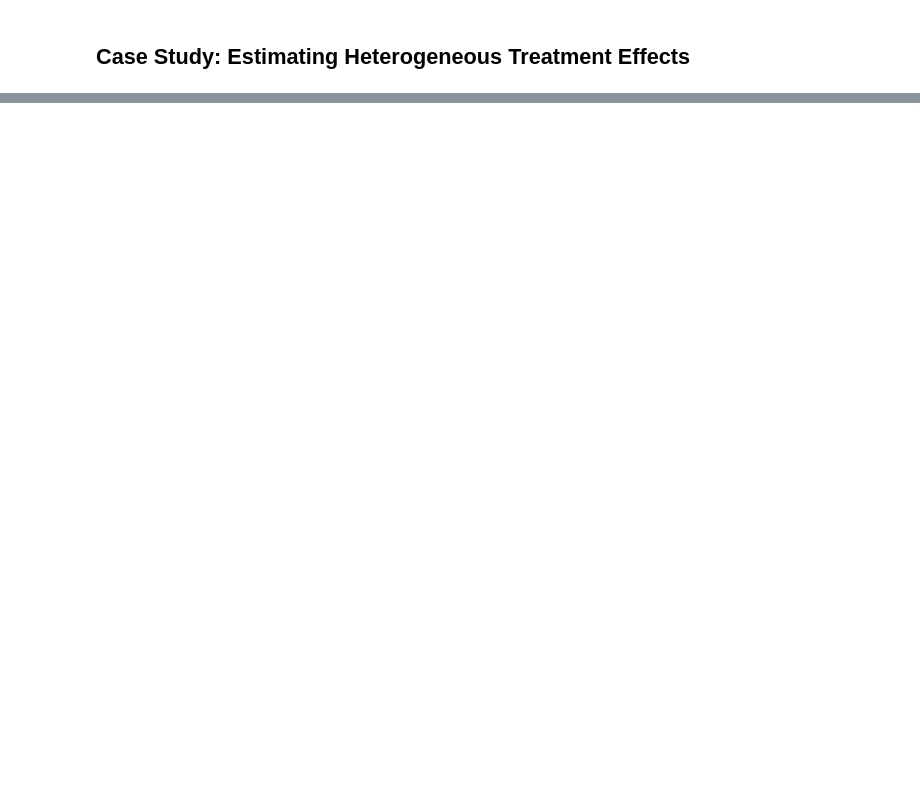
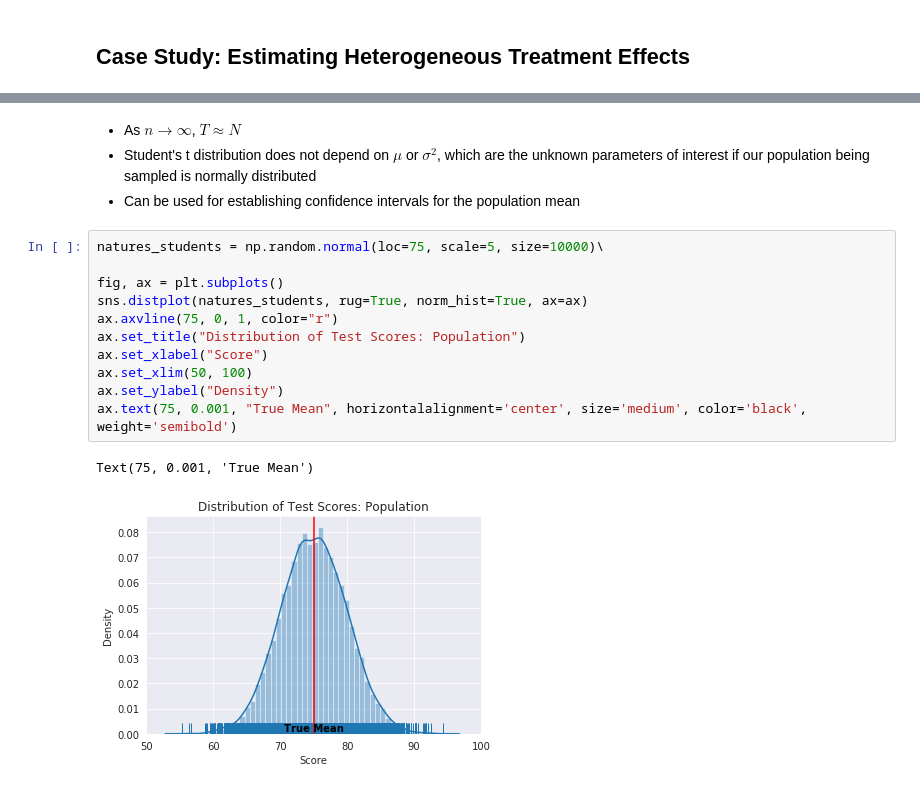
Before and after one commit to zduey/metrics, a Jupyter notebook: 00_background.ipynb, the cells around one changed output, grey strips where cells are left out. Cells and saved outputs as stored; diff of their text form; blank space fills up the shorter version.

```diff
--- a/00_background.ipynb
+++ b/00_background.ipynb
@@ -92,0 +154,18 @@ Existence of experimental flaws requires that additional methods be applied on t
+# %% [markdown]
+- As $n \rightarrow \infty$, $T \approx N$
+- Student's t distribution does not depend on $\mu$ or $\sigma^2$, which are the unknown parameters of interest if our population being sampled is normally distributed
+- Can be used for establishing confidence intervals for the population mean
+# %%
+natures_students = np.random.normal(loc=75, scale=5, size=10000)\
+
+fig, ax = plt.subplots()
+sns.distplot(natures_students, rug=True, norm_hist=True, ax=ax)
+ax.axvline(75, 0, 1, color="r")
+ax.set_title("Distribution of Test Scores: Population")
+ax.set_xlabel("Score")
+ax.set_xlim(50, 100)
+ax.set_ylabel("Density")
+ax.text(75, 0.001, "True Mean", horizontalalignment='center', size='medium', color='black', weight='semibold')
+# %% [output]
+Text(75, 0.001, 'True Mean')
+[figure, added]
```
Also changed, not shown: parts of 14 cells of this notebook, 1 other file.
